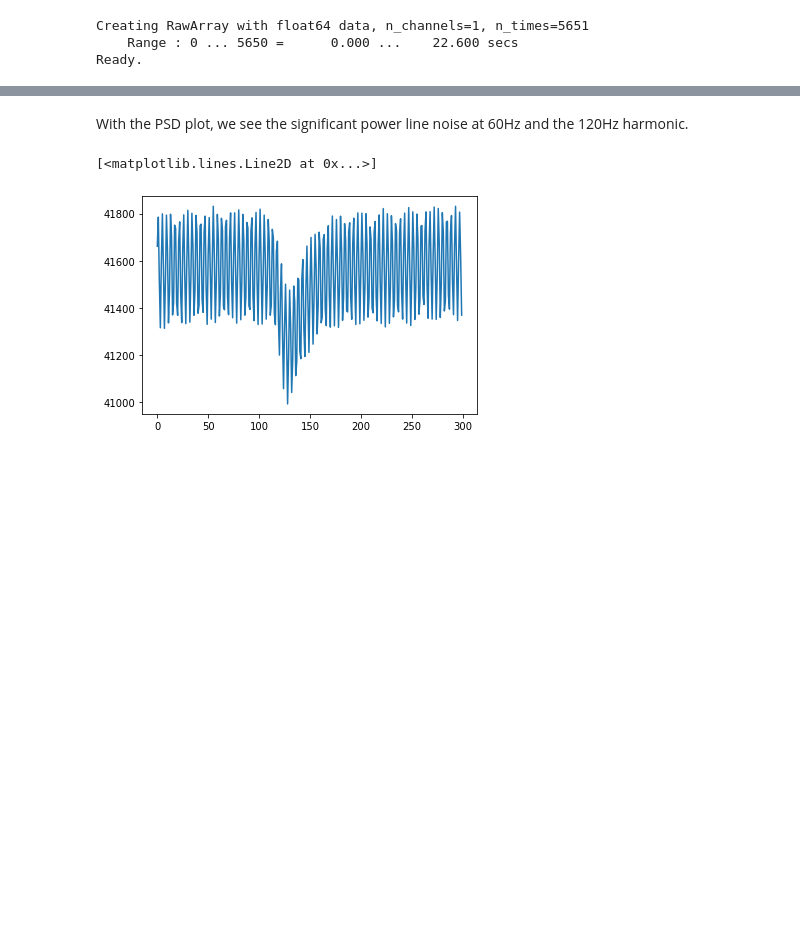
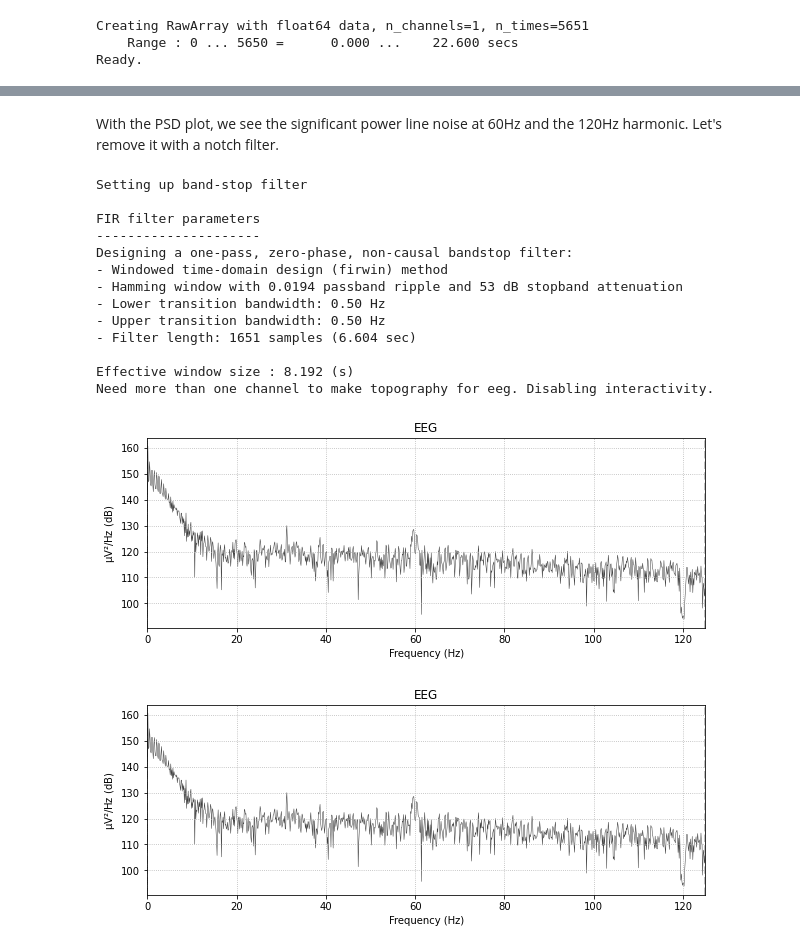
Before and after one commit to AdamVD/EEEE-533-BioSignal-Processing, a Jupyter notebook: practicals/chapter2/notebooks/Chapter 2 Practical.ipynb, the cells around one changed output, grey strips where cells are left out. Cells and saved outputs as stored; diff of their text form; code cells hidden in the pictures; blank space fills up the shorter version.

Commit message:
Notch filter power line

```diff
--- a/practicals/chapter2/notebooks/Chapter 2 Practical.ipynb
+++ b/practicals/chapter2/notebooks/Chapter 2 Practical.ipynb
@@ -130,7 +129,22 @@ Need more than one channel to make topography for eeg. Disabling interactivity.
 # %% [markdown]
-With the PSD plot, we see the significant power line noise at 60Hz and the 120Hz harmonic.
+With the PSD plot, we see the significant power line noise at 60Hz and the 120Hz harmonic. Let's remove it with a notch
+filter.
-# %%
-plt.plot(fp1_electrode[2500:2800])
-# %% [output]
-[<matplotlib.lines.Line2D at 0x...>]
-[figure, removed]
+# %%
+raw.notch_filter(freqs=(60, 120))
+raw.plot_psd()
+# %% [output]
+Setting up band-stop filter
+
+FIR filter parameters
+---------------------
+Designing a one-pass, zero-phase, non-causal bandstop filter:
+- Windowed time-domain design (firwin) method
+- Hamming window with 0.0194 passband ripple and 53 dB stopband attenuation
+- Lower transition bandwidth: 0.50 Hz
+- Upper transition bandwidth: 0.50 Hz
+- Filter length: 1651 samples (6.604 sec)
+
+Effective window size : 8.192 (s)
+Need more than one channel to make topography for eeg. Disabling interactivity.
+[figure, added]
+[figure, added]
```
Also changed, not shown: parts of 1 cell of this notebook.
